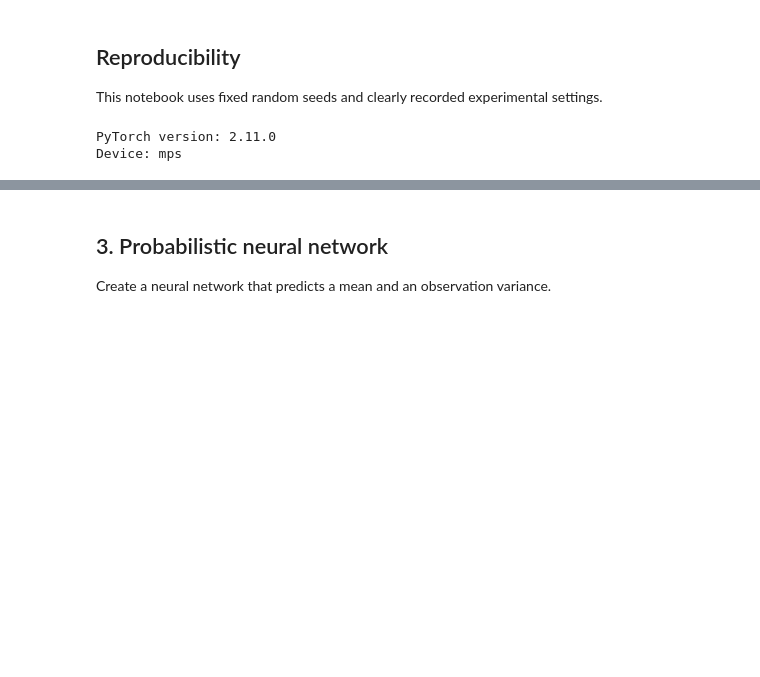
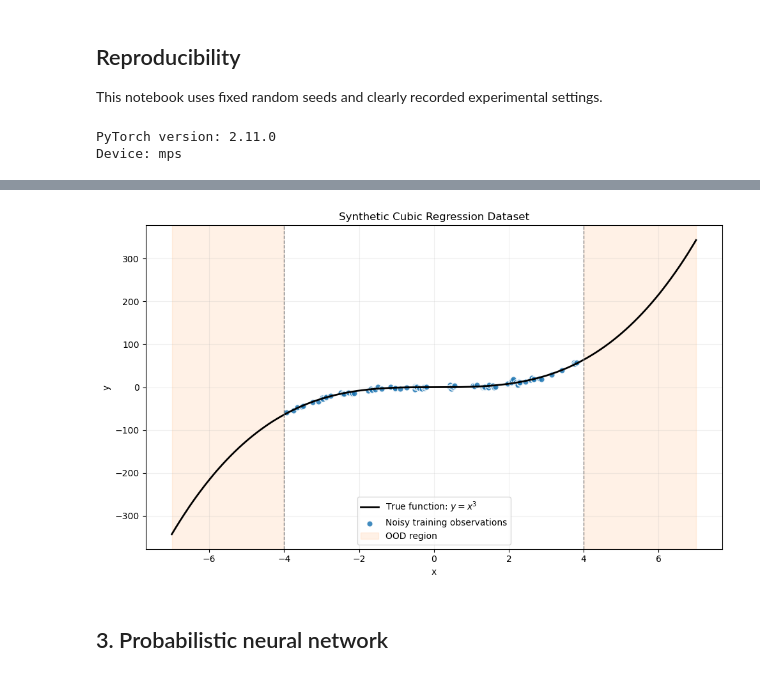
Before and after one commit to nakulpandit/MSc-UQ-Deep-Ensembles-ACCRUE, a Jupyter notebook: deep_ensembles.ipynb, the cells around one changed output, grey strips where cells are left out. Cells and saved outputs as stored; diff of their text form; code cells hidden in the pictures; blank space fills up the shorter version.

Commit message:
Implement Deep Ensemble regression experiment

```diff
--- a/deep_ensembles.ipynb
+++ b/deep_ensembles.ipynb
@@ -41,4 +162,61 @@ Generate training and test data, including out-of-distribution regions.
+# %%
+plt.figure(figsize=(10, 6))
+
+plt.plot(
+    x_test,
+    y_test_true,
+    color="black",
+    linewidth=2,
+    label=r"True function: $y=x^3$",
+)
+
+plt.scatter(
+    x_train,
+    y_train,
+    color="tab:blue",
+    edgecolor="white",
+    s=45,
+    alpha=0.85,
+    label="Noisy training observations",
+)
+
+plt.axvspan(
+    X_TEST_MIN,
+    X_TRAIN_MIN,
+    color="tab:orange",
+    alpha=0.10,
+    label="OOD region",
+)
+
+plt.axvspan(
+    X_TRAIN_MAX,
+    X_TEST_MAX,
+    color="tab:orange",
+    alpha=0.10,
+)
+
+plt.axvline(
+    X_TRAIN_MIN,
+    color="grey",
+    linestyle="--",
+    linewidth=1,
+)
+
+plt.axvline(
+    X_TRAIN_MAX,
+    color="grey",
+    linestyle="--",
+    linewidth=1,
+)
+
+plt.xlabel("x")
+plt.ylabel("y")
+plt.title("Synthetic Cubic Regression Dataset")
+plt.legend()
+plt.grid(alpha=0.2)
+plt.tight_layout()
+plt.show()
+# %% [output]
+[figure, added]
 # %% [markdown]
 ## 3. Probabilistic neural network
-
-Create a neural network that predicts a mean and an observation variance.
```
Also changed, not shown: parts of 31 cells of this notebook.
